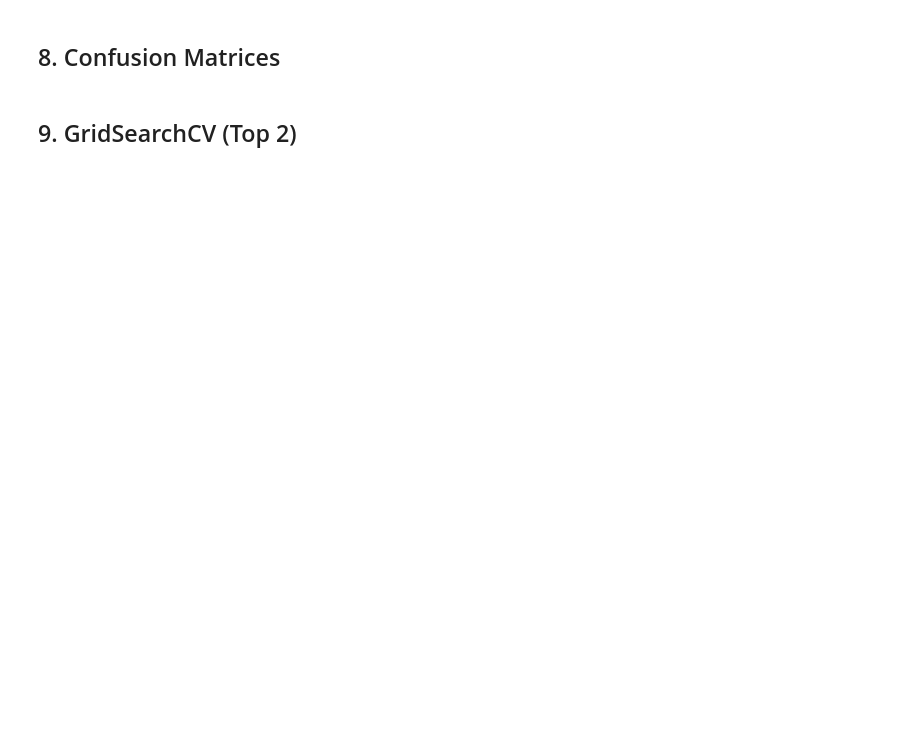
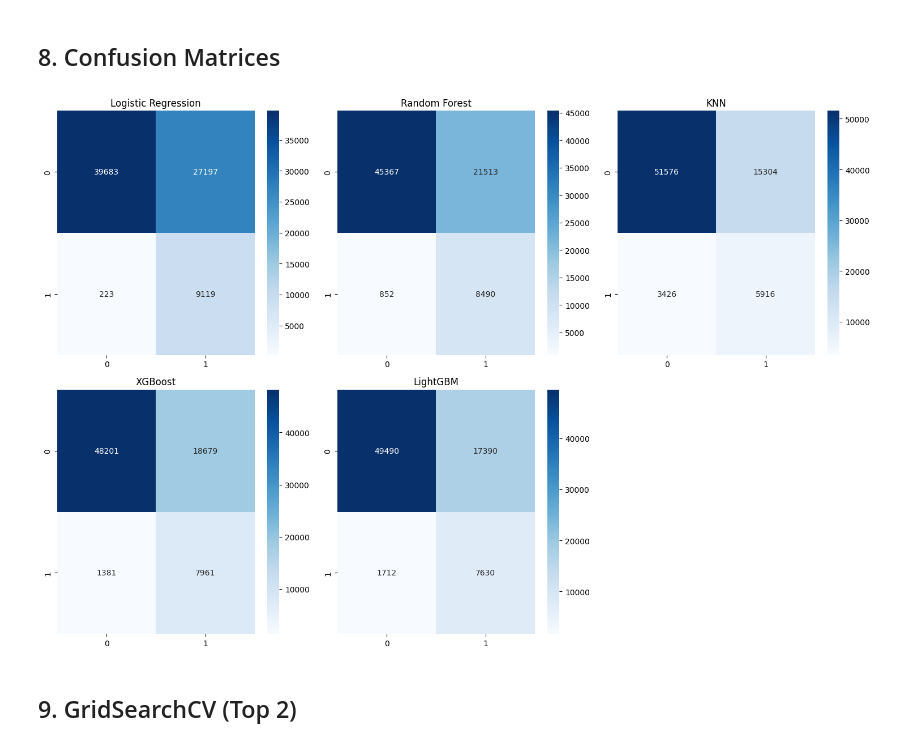
Before and after one commit to Younes-Abbes/Machine-Learning-project-EDA---Life-Insurance-Subscription-Prediction, a Jupyter notebook: MiniProjetGL4_Insurance/notebooks/modeling.ipynb, the cells around one changed output. Saved outputs shown, nothing was run; the diff lists cells and outputs as text; code cells hidden in the pictures; blank space fills up the shorter version.

```diff
--- a/MiniProjetGL4_Insurance/notebooks/modeling.ipynb
+++ b/MiniProjetGL4_Insurance/notebooks/modeling.ipynb
@@ -180,15 +237,17 @@ plt.show()
 # %%
 fig, axes = plt.subplots(2, 3, figsize=(15, 10))
 axes = axes.flatten()
 for i, (name, model) in enumerate(trained.items()):
-    y_pred = model.predict(X_test)
-    cm = confusion_matrix(y_test, y_pred)
+    y_pred = model.predict(X_val)
+    cm = confusion_matrix(y_val, y_pred)
     sns.heatmap(cm, annot=True, fmt='d', cmap='Blues', ax=axes[i])
     axes[i].set_title(name)
 axes[5].axis('off')
 plt.tight_layout()
-plt.savefig('D:\\younes\\Project-ML\\MiniProjetGL4_Insurance\\figs\\confusion_matrices.png', dpi=150)
+plt.savefig(f'{FIGS_PATH}/confusion_matrices.png', dpi=150)
 plt.show()
+# %% [output]
+[figure, added]
 # %% [markdown]
 ## 9. GridSearchCV (Top 2)
 # %%
```
Also changed, not shown: parts of 25 cells of this notebook, 5 other files.
